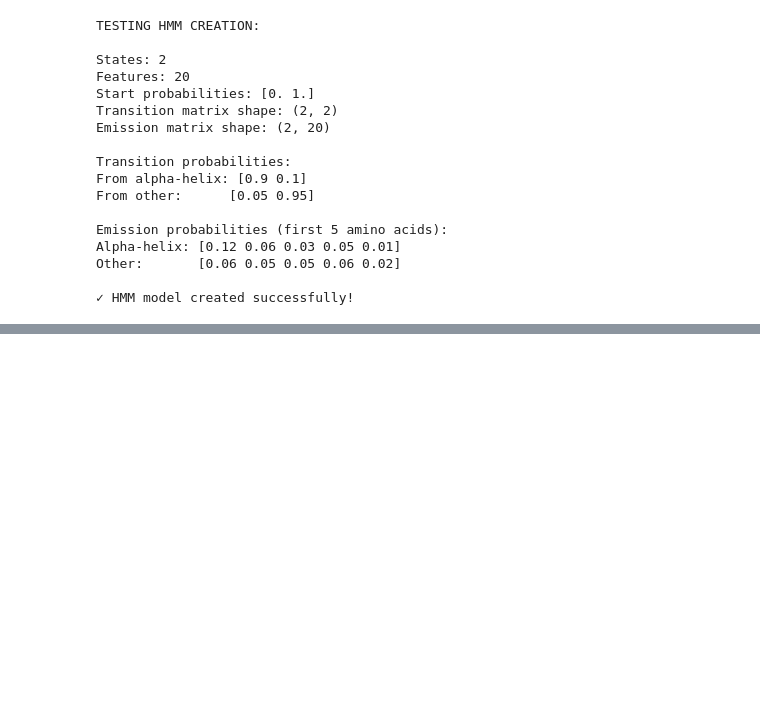
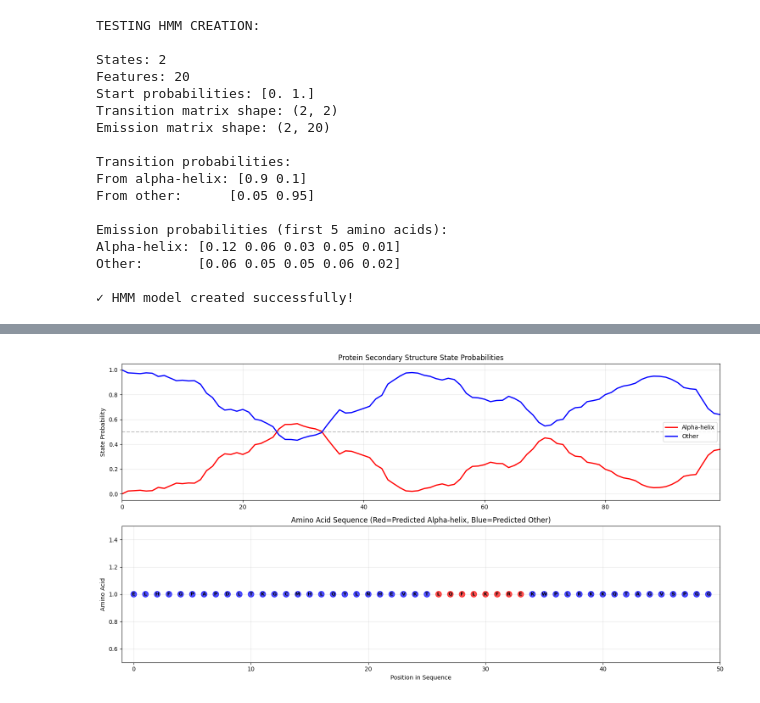
Before and after one commit to bhanuprasanna2001/sbi_task5, a Jupyter notebook: sbi.ipynb, the cells around one changed output, grey strips where cells are left out. Drawn from its saved outputs; the diff is of its cells as text; code cells hidden in the pictures; blank space fills up the shorter version.

```diff
--- a/sbi.ipynb
+++ b/sbi.ipynb
@@ -713,0 +297,84 @@ Lightweight model: 30-60 seconds per epoch
+# %%
+# VISUALIZE SIMULATOR OUTPUT
+
+print("VISUALIZING SIMULATOR DATA:\n")
+
+# Generate a longer sequence for better visualization
+vis_data = simulator.sample(batch_shape=(1,), sequence_length=100, random_state=123)
+
+# Extract data for plotting
+sequence_one_hot = vis_data['sequences'][0]  # Shape: (100, 20)
+state_probs_flat = vis_data['state_probs'][0]  # Shape: (200,) - flattened
+
+# Convert one-hot back to amino acid indices
+sequence_indices = np.argmax(sequence_one_hot, axis=1)
+
+# Create amino acid letters for visualization
+amino_letters = [AMINO_ACIDS[i] for i in sequence_indices]
+
+# IMPORTANT: Reshape flattened state probabilities back to 2D
+sequence_length = len(sequence_indices)
+state_probs = state_probs_flat.reshape(sequence_length, 2)  # Back to (100, 2)
+
+# Plot state probabilities over the sequence
+plt.figure(figsize=(15, 8))
+
+# Plot 1: State probabilities
+plt.subplot(2, 1, 1)
+positions = np.arange(len(sequence_indices))
+plt.plot(positions, state_probs[:, 0], 'r-', label='Alpha-helix', linewidth=2)
+plt.plot(positions, state_probs[:, 1], 'b-', label='Other', linewidth=2)
+plt.axhline(y=0.5, color='gray', linestyle='--', alpha=0.5)
+plt.ylabel('State Probability')
+plt.title('Protein Secondary Structure State Probabilities')
+plt.legend()
+plt.grid(True, alpha=0.3)
+plt.xlim(0, len(sequence_indices)-1)
+
+# Plot 2: Amino acid sequence (first 50 positions for readability)
+plt.subplot(2, 1, 2)
+display_length = min(50, len(sequence_indices))
+positions_short = np.arange(display_length)
+colors = ['red' if state_probs[i, 0] > 0.5 else 'blue' for i in range(display_length)]
+
+plt.scatter(positions_short, [1]*display_length, c=colors, s=100, alpha=0.7)
+for i, letter in enumerate(amino_letters[:display_length]):
+    plt.text(i, 1, letter, ha='center', va='center', fontsize=8, fontweight='bold')
+
+plt.ylim(0.5, 1.5)
+plt.xlim(-1, display_length)
+plt.xlabel('Position in Sequence')
+plt.ylabel('Amino Acid')
+plt.title('Amino Acid Sequence (Red=Predicted Alpha-helix, Blue=Predicted Other)')
+plt.grid(True, alpha=0.3)
+
+plt.tight_layout()
+plt.show()
+
+# Additional visualization: One-hot encoding heatmap
+plt.figure(figsize=(15, 6))
+plt.subplot(1, 2, 1)
+# Show one-hot encoding for first 20 positions
+one_hot_subset = vis_data['sequences'][0][:20, :].T  # Shape: (20, 20)
+plt.imshow(one_hot_subset, cmap='Blues', aspect='auto')
+plt.xlabel('Position in Sequence')
+plt.ylabel('Amino Acid Index')
+plt.title('One-Hot Encoding Heatmap (First 20 Positions)')
+plt.colorbar(label='One-Hot Value')
+
+# Add amino acid labels on y-axis
+plt.yticks(range(20), AMINO_ACIDS)
+
+plt.subplot(1, 2, 2)
+# Show state probabilities as heatmap (reshape the flattened data)
+state_probs_subset = state_probs[:20, :].T  # Shape: (2, 20)
+plt.imshow(state_probs_subset, cmap='RdYlBu', aspect='auto')
+plt.xlabel('Position in Sequence')
+plt.ylabel('State')
+plt.title('State Probabilities Heatmap (First 20 Positions)')
+plt.colorbar(label='Probability')
+plt.yticks([0, 1], ['Alpha-helix', 'Other'])
+
+plt.tight_layout()
+plt.show()
+# %% [output]
@@ -713,0 +382 @@ Lightweight model: 30-60 seconds per epoch
+[figure, added]
```
Also changed, not shown: parts of 21 cells of this notebook, 3 other files.
